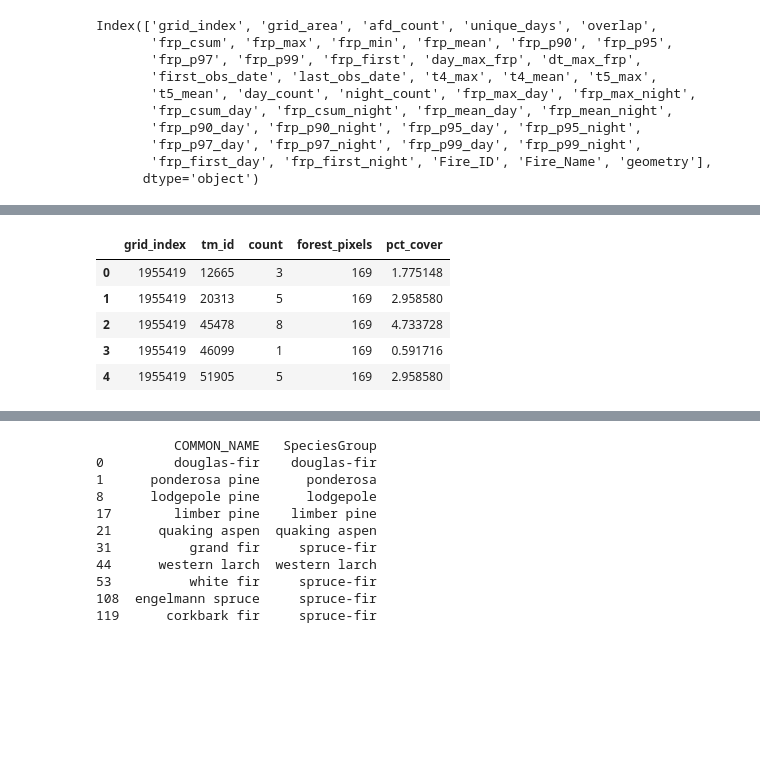
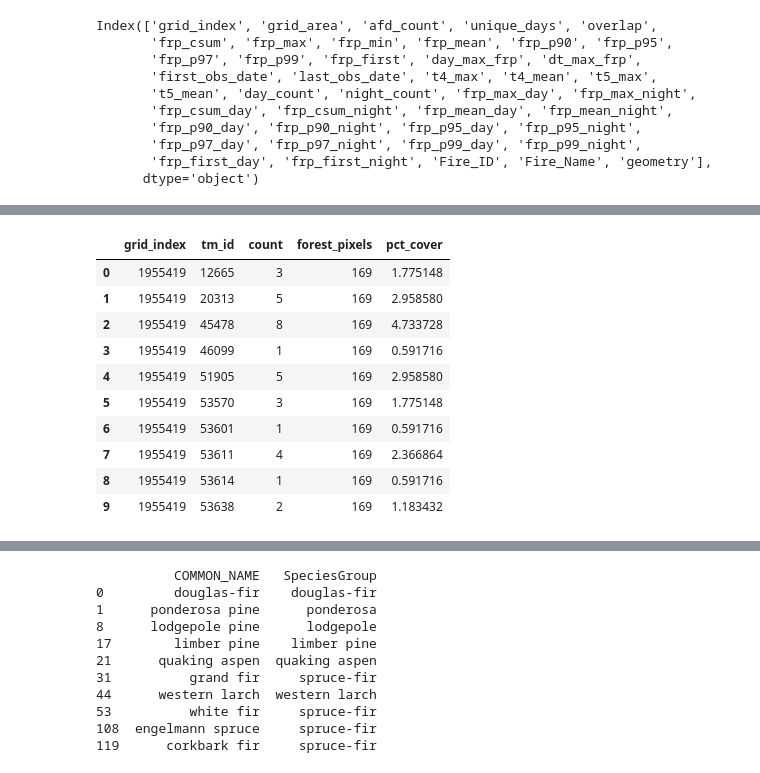
Before and after one commit to natshoff/aspen-fire-fork, a Jupyter notebook: Aim2/code/Python/04a_TreeMap_FIA.ipynb, the cells around one changed output, grey strips where cells are left out. Drawn from its saved outputs; the diff is of its cells as text; code cells hidden in the pictures; blank space fills up the shorter version.

```diff
--- a/Aim2/code/Python/04a_TreeMap_FIA.ipynb
+++ b/Aim2/code/Python/04a_TreeMap_FIA.ipynb
@@ -105,16 +105,21 @@ Total elapsed time: 0.52 minutes.
 # %%
 # tidy columns
 grid_tmid['count'] = grid_tmid['count'].astype(int)
 grid_tmid['total_pixels'] = grid_tmid['total_pixels'].astype(int)
 grid_tmid.rename(columns={'total_pixels': 'forest_pixels'}, inplace=True)
-grid_tmid.head()
+grid_tmid.head(10)
 # %% [output]
 |  | grid_index | tm_id | count | forest_pixels | pct_cover |
 | 0 | 1955419 | 12665 | 3 | 169 | 1.775148 |
 | 1 | 1955419 | 20313 | 5 | 169 | 2.958580 |
 | 2 | 1955419 | 45478 | 8 | 169 | 4.733728 |
 | 3 | 1955419 | 46099 | 1 | 169 | 0.591716 |
 | 4 | 1955419 | 51905 | 5 | 169 | 2.958580 |
+| 5 | 1955419 | 53570 | 3 | 169 | 1.775148 |
+| 6 | 1955419 | 53601 | 1 | 169 | 0.591716 |
+| 7 | 1955419 | 53611 | 4 | 169 | 2.366864 |
+| 8 | 1955419 | 53614 | 1 | 169 | 0.591716 |
+| 9 | 1955419 | 53638 | 2 | 169 | 1.183432 |
 # %%
 # load the TreeMap Tree Table
 fp = os.path.join(maindir,'data/landcover/USFS/RDS_TreeMap/TreeMap2016_tree_table.csv')
```
Also changed, not shown: parts of 18 cells of this notebook, 1 other file.
